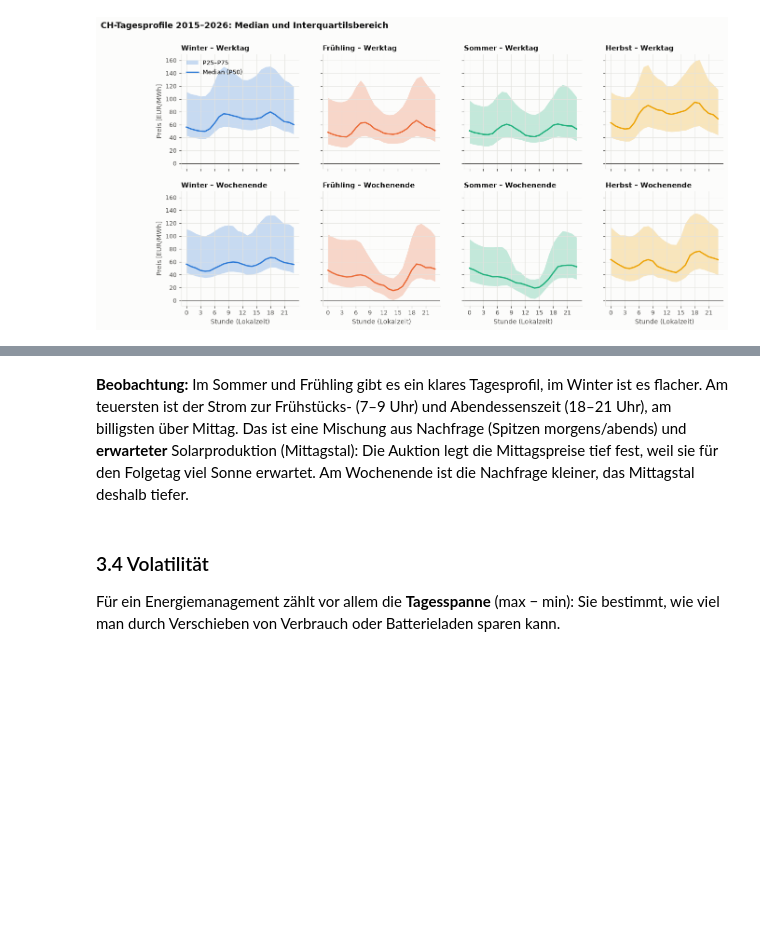
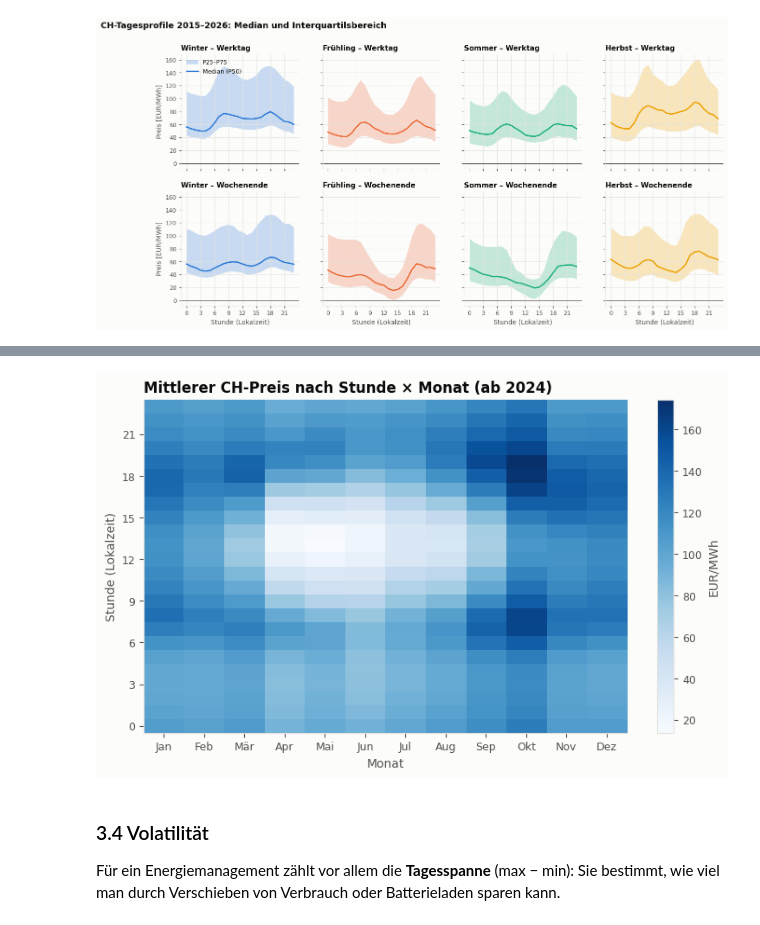
Before and after one commit to aaron04648/AI-EMS, a Jupyter notebook: notebooks/01_data_understanding.ipynb, the cells around one changed output, grey strips where cells are left out. Saved outputs shown, nothing was run; the diff lists cells and outputs as text; code cells hidden in the pictures; blank space fills up the shorter version.

```diff
--- a/notebooks/01_data_understanding.ipynb
+++ b/notebooks/01_data_understanding.ipynb
@@ -500,10 +486,18 @@ width
 [figure]
-# %% [markdown]
-**Beobachtung:** Im Sommer und Frühling gibt es ein klares Tagesprofil, im Winter ist es flacher. Am teuersten
-ist der Strom zur Frühstücks- (7–9 Uhr) und Abendessenszeit (18–21 Uhr), am billigsten über Mittag. Das ist eine
-Mischung aus Nachfrage (Spitzen morgens/abends) und **erwarteter** Solarproduktion (Mittagstal): Die Auktion legt
-die Mittagspreise tief fest, weil sie für den Folgetag viel Sonne erwartet. Am Wochenende ist die Nachfrage
-kleiner, das Mittagstal deshalb tiefer.
+# %%
+pivot = recent_h.pivot_table(index="hour", columns="month", values="price", aggfunc="mean")
+fig, ax = plt.subplots(figsize=(9, 5))
+im = ax.imshow(pivot, aspect="auto", cmap="Blues", origin="lower")
+ax.set_xticks(range(12), ["Jan", "Feb", "Mär", "Apr", "Mai", "Jun", "Jul", "Aug", "Sep", "Okt", "Nov", "Dez"])
+ax.set_yticks(range(0, 24, 3))
+ax.set_xlabel("Monat")
+ax.set_ylabel("Stunde (Lokalzeit)")
+ax.grid(False)
+ax.set_title("Mittlerer CH-Preis nach Stunde × Monat (ab 2024)")
+fig.colorbar(im, ax=ax, label="EUR/MWh")
+save(fig, "04_heatmap_stunde_monat.png")
+# %% [output]
+[figure, added]
 # %% [markdown]
 ### 3.4 Volatilität
 
```
Also changed, not shown: parts of 27 cells of this notebook, 15 other files.
